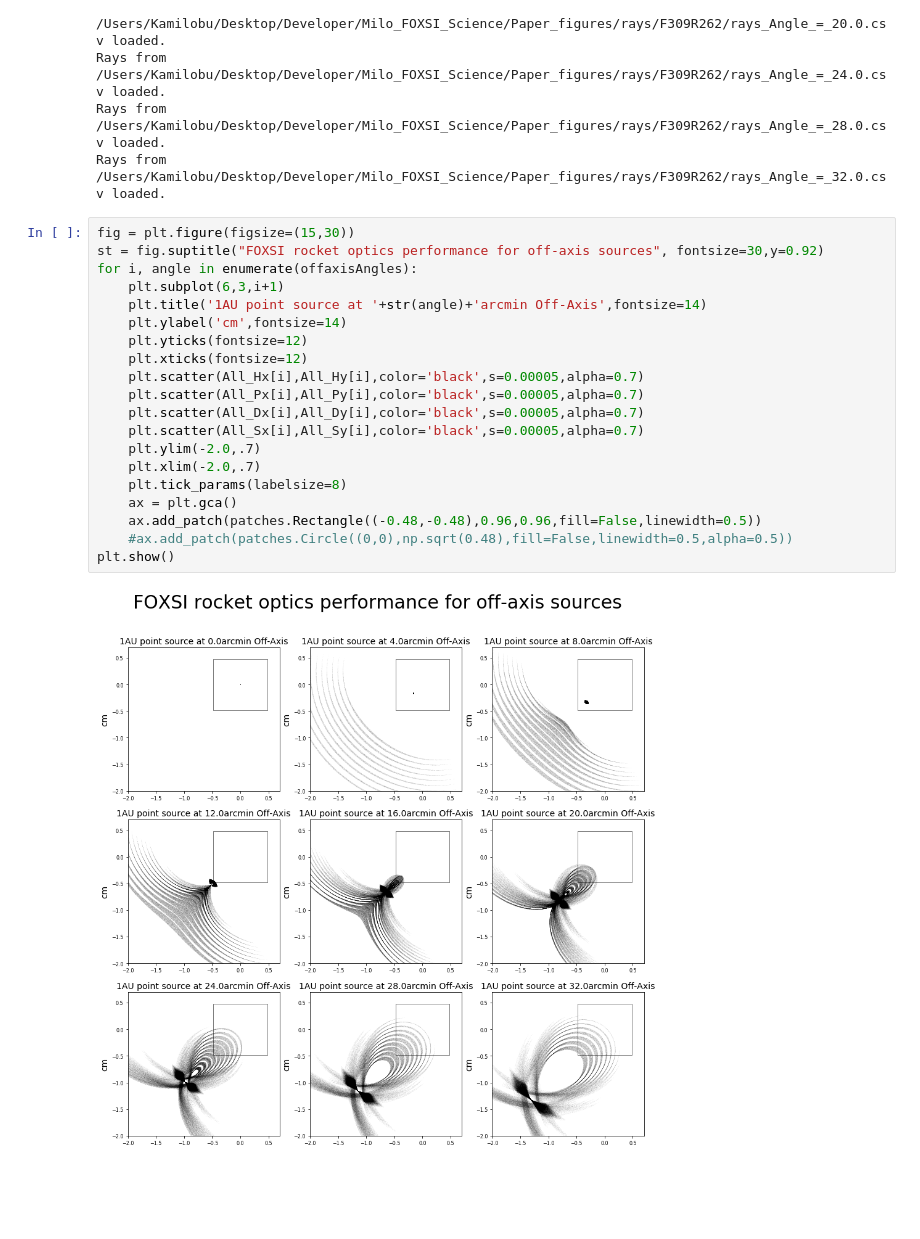
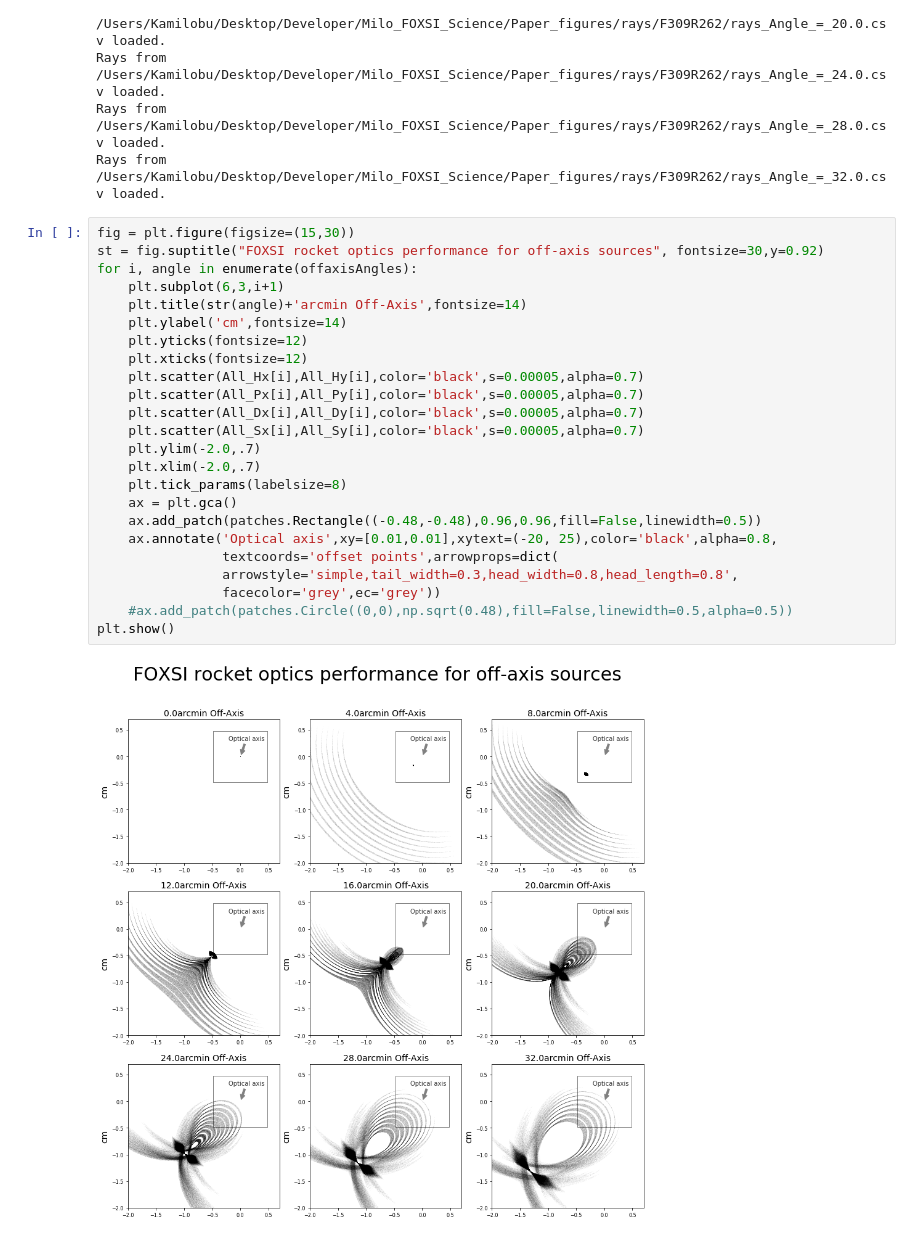
Before and after one commit to pymilo/Milo_FOXSI_Science, a Jupyter notebook: Paper_figures/Fig01_GR_Emergence.ipynb, the cells around one changed output. Saved outputs shown, nothing was run; the diff lists cells and outputs as text; blank space fills up the shorter version.

Commit message:
figures update

```diff
--- a/Paper_figures/Fig01_GR_Emergence.ipynb
+++ b/Paper_figures/Fig01_GR_Emergence.ipynb
@@ -111,22 +111,26 @@ Rays from /Users/Kamilobu/Desktop/Developer/Milo_FOXSI_Science/Paper_figures/ray
 # %%
 fig = plt.figure(figsize=(15,30))
 st = fig.suptitle("FOXSI rocket optics performance for off-axis sources", fontsize=30,y=0.92)
 for i, angle in enumerate(offaxisAngles):
     plt.subplot(6,3,i+1)
-    plt.title('1AU point source at '+str(angle)+'arcmin Off-Axis',fontsize=14)
+    plt.title(str(angle)+'arcmin Off-Axis',fontsize=14)
     plt.ylabel('cm',fontsize=14)
     plt.yticks(fontsize=12)
     plt.xticks(fontsize=12)
     plt.scatter(All_Hx[i],All_Hy[i],color='black',s=0.00005,alpha=0.7)
     plt.scatter(All_Px[i],All_Py[i],color='black',s=0.00005,alpha=0.7)
     plt.scatter(All_Dx[i],All_Dy[i],color='black',s=0.00005,alpha=0.7)
     plt.scatter(All_Sx[i],All_Sy[i],color='black',s=0.00005,alpha=0.7)
     plt.ylim(-2.0,.7)
     plt.xlim(-2.0,.7)
     plt.tick_params(labelsize=8)
     ax = plt.gca()
     ax.add_patch(patches.Rectangle((-0.48,-0.48),0.96,0.96,fill=False,linewidth=0.5))
+    ax.annotate('Optical axis',xy=[0.01,0.01],xytext=(-20, 25),color='black',alpha=0.8,
+                textcoords='offset points',arrowprops=dict(
+                arrowstyle='simple,tail_width=0.3,head_width=0.8,head_length=0.8',
+                facecolor='grey',ec='grey'))
     #ax.add_patch(patches.Circle((0,0),np.sqrt(0.48),fill=False,linewidth=0.5,alpha=0.5))
 plt.show()
 # %% [output]
-[figure, old version]
+[figure, new version]
```
Also changed, not shown: parts of 1 cell of this notebook, 2 other files.
